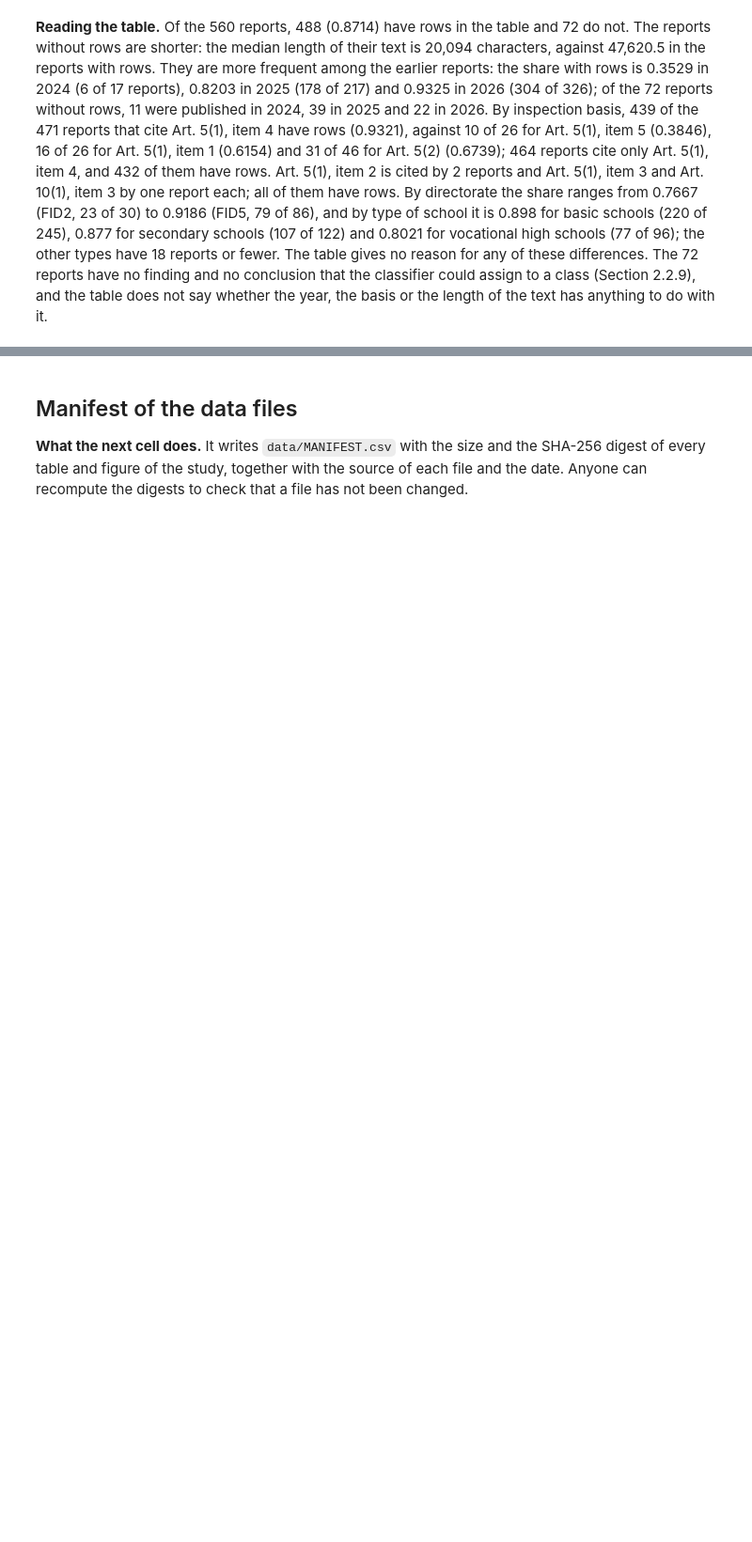
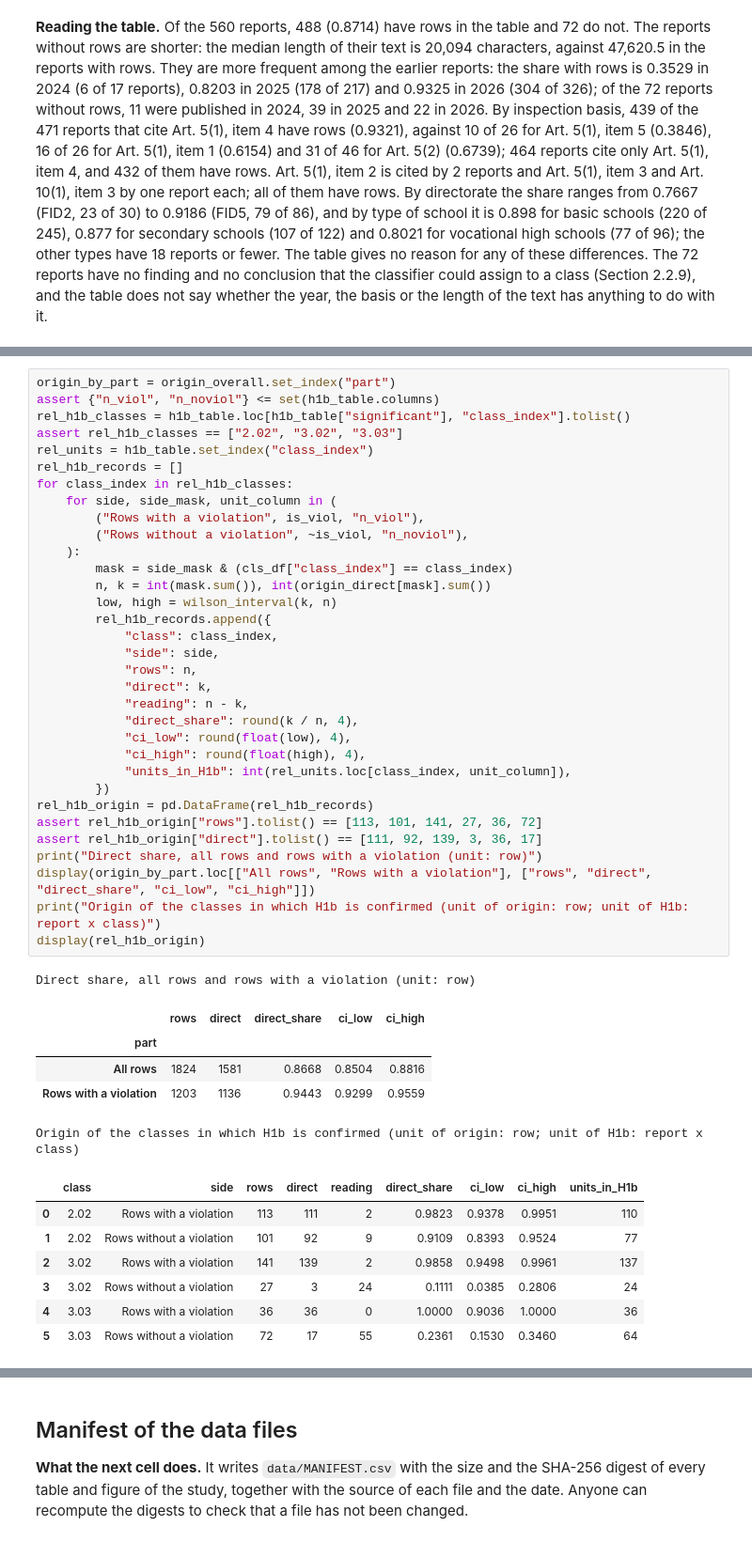
Before and after one commit to beluhov/adfi-violations-classification, a Jupyter notebook: ADFI_Violations_Classification.ipynb, the cells around one changed output, grey strips where cells are left out. Shown at 94% size. Drawn from its saved outputs; the diff is of its cells as text; blank space fills up the shorter version.

```diff
--- a/ADFI_Violations_Classification.ipynb
+++ b/ADFI_Violations_Classification.ipynb
@@ -3260,0 +3505,47 @@ The limits of each check are in Sections 3.3.1, 4.3.1, 5.3.1, 6.3.1, 7.3.1 and 8
+# %%
+origin_by_part = origin_overall.set_index("part")
+assert {"n_viol", "n_noviol"} <= set(h1b_table.columns)
+rel_h1b_classes = h1b_table.loc[h1b_table["significant"], "class_index"].tolist()
+assert rel_h1b_classes == ["2.02", "3.02", "3.03"]
+rel_units = h1b_table.set_index("class_index")
+rel_h1b_records = []
+for class_index in rel_h1b_classes:
+    for side, side_mask, unit_column in (
+        ("Rows with a violation", is_viol, "n_viol"),
+        ("Rows without a violation", ~is_viol, "n_noviol"),
+    ):
+        mask = side_mask & (cls_df["class_index"] == class_index)
+        n, k = int(mask.sum()), int(origin_direct[mask].sum())
+        low, high = wilson_interval(k, n)
+        rel_h1b_records.append({
+            "class": class_index,
+            "side": side,
+            "rows": n,
+            "direct": k,
+            "reading": n - k,
+            "direct_share": round(k / n, 4),
+            "ci_low": round(float(low), 4),
+            "ci_high": round(float(high), 4),
+            "units_in_H1b": int(rel_units.loc[class_index, unit_column]),
+        })
+rel_h1b_origin = pd.DataFrame(rel_h1b_records)
+assert rel_h1b_origin["rows"].tolist() == [113, 101, 141, 27, 36, 72]
+assert rel_h1b_origin["direct"].tolist() == [111, 92, 139, 3, 36, 17]
+print("Direct share, all rows and rows with a violation (unit: row)")
+display(origin_by_part.loc[["All rows", "Rows with a violation"], ["rows", "direct", "direct_share", "ci_low", "ci_high"]])
+print("Origin of the classes in which H1b is confirmed (unit of origin: row; unit of H1b: report x class)")
+display(rel_h1b_origin)
+# %% [output]
+Direct share, all rows and rows with a violation (unit: row)
+|  | rows | direct | direct_share | ci_low | ci_high |
+| part |  |  |  |  |  |
+| All rows | 1824 | 1581 | 0.8668 | 0.8504 | 0.8816 |
+| Rows with a violation | 1203 | 1136 | 0.9443 | 0.9299 | 0.9559 |
+Origin of the classes in which H1b is confirmed (unit of origin: row; unit of H1b: report x class)
+|  | class | side | rows | direct | reading | direct_share | ci_low | ci_high | units_in_H1b |
+| 0 | 2.02 | Rows with a violation | 113 | 111 | 2 | 0.9823 | 0.9378 | 0.9951 | 110 |
+| 1 | 2.02 | Rows without a violation | 101 | 92 | 9 | 0.9109 | 0.8393 | 0.9524 | 77 |
+| 2 | 3.02 | Rows with a violation | 141 | 139 | 2 | 0.9858 | 0.9498 | 0.9961 | 137 |
+| 3 | 3.02 | Rows without a violation | 27 | 3 | 24 | 0.1111 | 0.0385 | 0.2806 | 24 |
+| 4 | 3.03 | Rows with a violation | 36 | 36 | 0 | 1.0000 | 0.9036 | 1.0000 | 36 |
+| 5 | 3.03 | Rows without a violation | 72 | 17 | 55 | 0.2361 | 0.1530 | 0.3460 | 64 |
```
Also changed, not shown: parts of 70 cells of this notebook, 6 other files.
